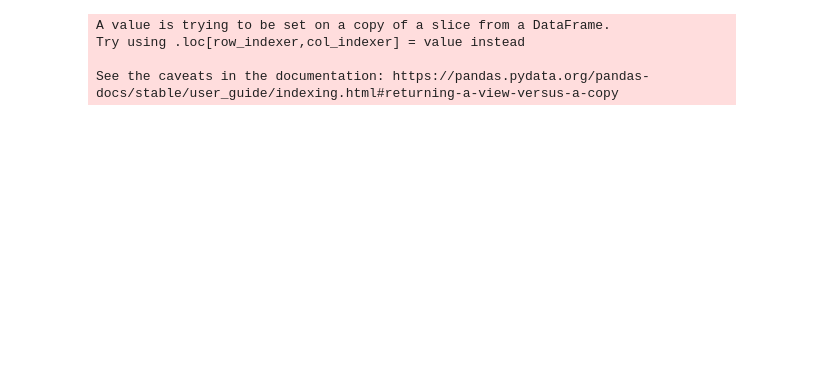
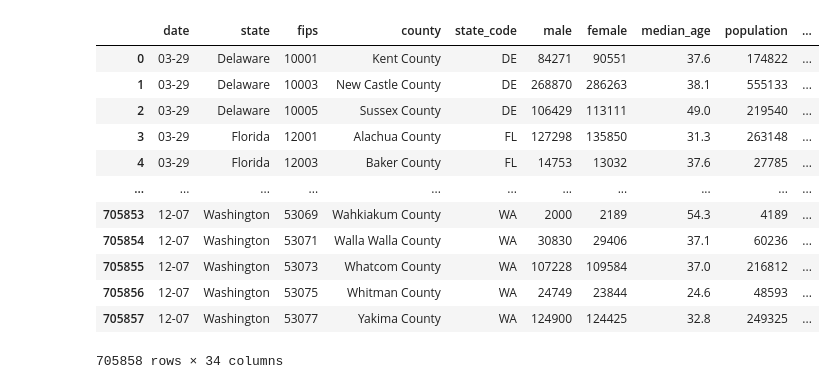
Before and after one commit to MichaelYinGH/ac209project, a Jupyter notebook: notebooks/diffindiff_model.ipynb, the cells around one changed output. Drawn from its saved outputs; the diff is of its cells as text; code cells hidden in the pictures; blank space fills up the shorter version.

```diff
--- a/notebooks/diffindiff_model.ipynb
+++ b/notebooks/diffindiff_model.ipynb
@@ -14,4 +17,20 @@ from sklearn.preprocessing import StandardScaler
 # %%
 convert={'FIPS': lambda x: str(x)}
 main_df = pd.read_csv("../processed_data/combined.csv", converters = convert)
+# %%
+main_df
+# %% [output]
+|  | date | state | fips | county | state_code | male | female | median_age | population | ... |
+| 0 | 03-29 | Delaware | 10001 | Kent County | DE | 84271 | 90551 | 37.6 | 174822 | ... |
+| 1 | 03-29 | Delaware | 10003 | New Castle County | DE | 268870 | 286263 | 38.1 | 555133 | ... |
+| 2 | 03-29 | Delaware | 10005 | Sussex County | DE | 106429 | 113111 | 49.0 | 219540 | ... |
+| 3 | 03-29 | Florida | 12001 | Alachua County | FL | 127298 | 135850 | 31.3 | 263148 | ... |
+| 4 | 03-29 | Florida | 12003 | Baker County | FL | 14753 | 13032 | 37.6 | 27785 | ... |
+| ... | ... | ... | ... | ... | ... | ... | ... | ... | ... | ... |
+| 705853 | 12-07 | Washington | 53069 | Wahkiakum County | WA | 2000 | 2189 | 54.3 | 4189 | ... |
+| 705854 | 12-07 | Washington | 53071 | Walla Walla County | WA | 30830 | 29406 | 37.1 | 60236 | ... |
+| 705855 | 12-07 | Washington | 53073 | Whatcom County | WA | 107228 | 109584 | 37.0 | 216812 | ... |
+| 705856 | 12-07 | Washington | 53075 | Whitman County | WA | 24749 | 23844 | 24.6 | 48593 | ... |
+| 705857 | 12-07 | Washington | 53077 | Yakima County | WA | 124900 | 124425 | 32.8 | 249325 | ... |
+705858 rows × 34 columns
 # %%
@@ -27,8 +45,0 @@ window_df = main_df[(main_df['date'] >= window_start ) & (main_df['date'] <= win
-# %%
-## temp to have something to subset by
-window_df["temp"] = (np.random.randint(0,10, size=len(window_df)) > 8)*1
-# %% [output]
-A value is trying to be set on a copy of a slice from a DataFrame.
-Try using .loc[row_indexer,col_indexer] = value instead
-
-See the caveats in the documentation: https://pandas.pydata.org/pandas-docs/stable/user_guide/indexing.html#returning-a-view-versus-a-copy
```
Also changed, not shown: parts of 8 cells of this notebook, 1 other file.
